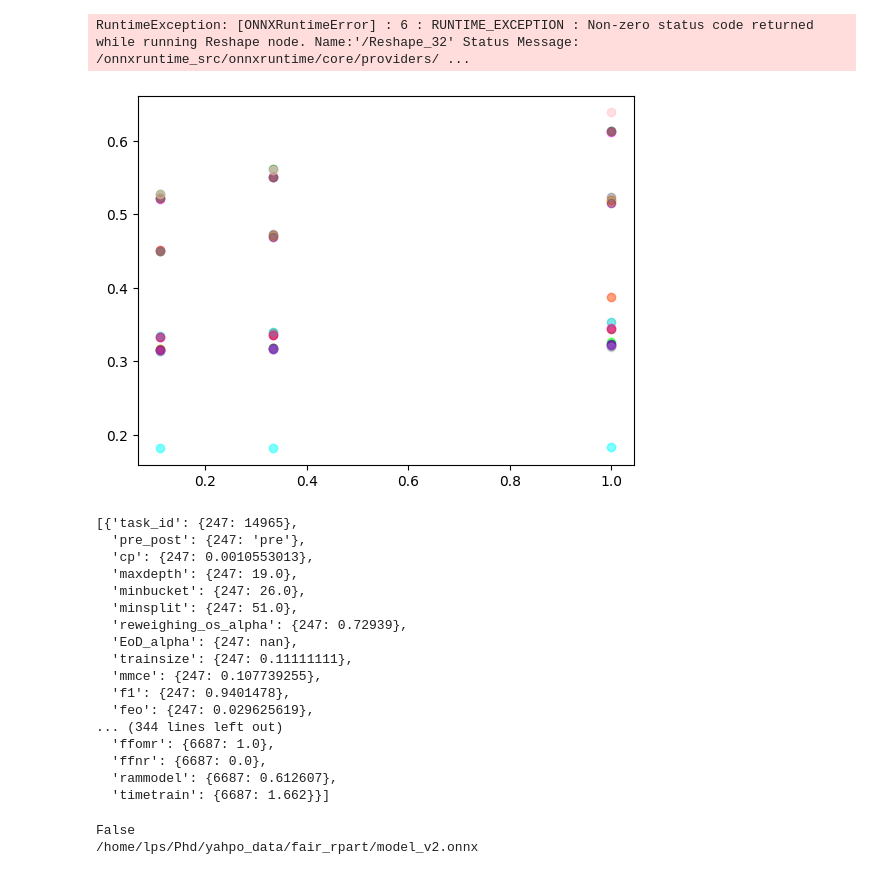
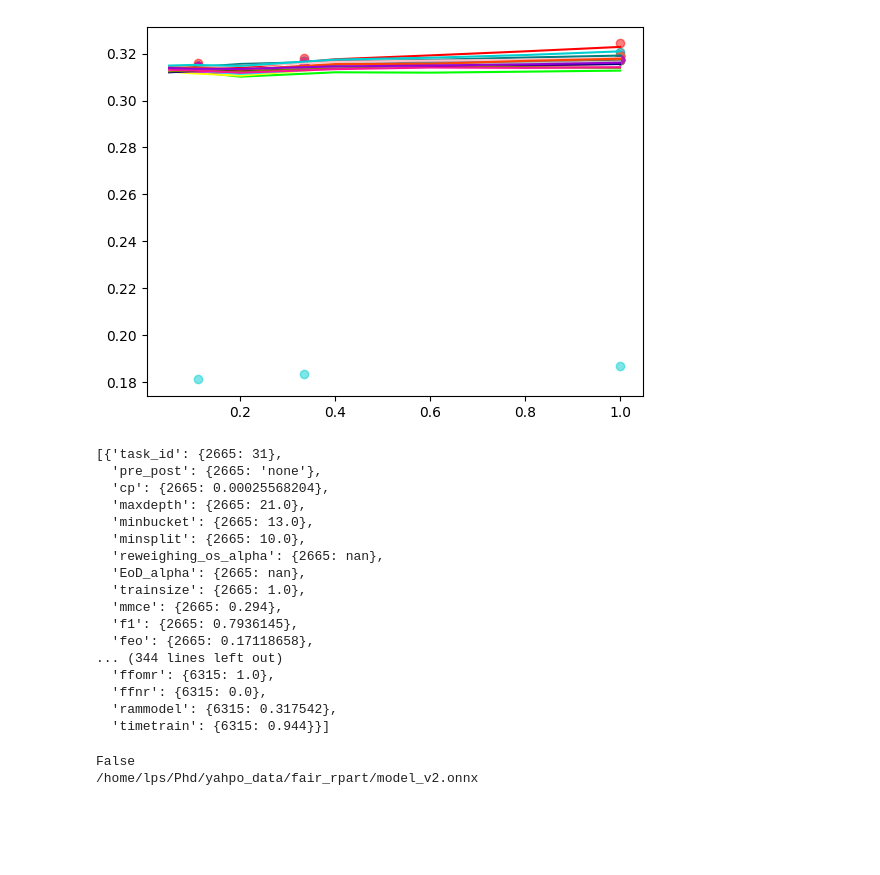
Before and after one commit to slds-lmu/yahpo_gym, a Jupyter notebook: yahpo_train/notebooks/learning_curves.ipynb, the cells around one changed output. Drawn from its saved outputs; the diff is of its cells as text; code cells hidden in the pictures; blank space fills up the shorter version.

```diff
--- a/yahpo_train/notebooks/learning_curves.ipynb
+++ b/yahpo_train/notebooks/learning_curves.ipynb
@@ -12,7 +12,7 @@ bench.set_session()
 # %%
 df = pd.read_csv(bench.config.get_path("test_dataset"))
 # %%
-def plot_true_lc(ccs, target):
+def plot_true_lc(ccs, target, dat):
     colors = ["#FF0000", "#00FF00", "#0000FF", "#FFFF00", "#FF00FF",
               "#00FFFF", "#FFA500", "#800080", "#008000", "#000080",
               "#800000", "#008080", "#808000", "#808080", "#C0C0C0",
@@ -23,7 +23,7 @@ def plot_true_lc(ccs, target):
         x = {k:list(cc[k].values())[0] for k in bench.config_space.get_hyperparameter_names()}
         config = pd.DataFrame(data = x, index = [0])
         config.drop(fidelity_params, axis = 1, inplace=True)
-        pdf = df.merge(config, on=list(config.columns.values))
+        pdf = dat.merge(config, on=list(config.columns.values))
         pdf = pdf.sort_values(bench.config.fidelity_params[0])
         plt.plot(pdf[bench.config.fidelity_params[0]], pdf[target],
                  color = colors[i], marker = "o", linestyle="None", alpha=0.5)
@@ -62,11 +62,12 @@ def plot_lc(ccs, target, fidelity_sequence):
         plt.plot(fidelity_sequence, res, color = colors[i])
 # %%
 # Draw a sample configuration
-ccs = [df.sample(1).to_dict() for i in range(20)]
+tmp = df[df["task_id"] == 31]
+ccs = [tmp.sample(1).to_dict() for i in range(20)]
 target = "rammodel"
 #target = "model_parameters"
 fidelity_sequence = [0.05, 0.10, 0.2, 0.4, 0.6, 0.8, 1.00]
 #fidelity_sequence = range(1, 51)
-plot_true_lc(ccs, target=target)
+plot_true_lc(ccs, target=target, dat=tmp)
 plot_lc(ccs, target=target, fidelity_sequence=fidelity_sequence)
 # %% [output]
@@ -74,25 +74,24 @@ plot_lc(ccs, target=target, fidelity_sequence=fidelity_sequence)
-RuntimeException: [ONNXRuntimeError] : 6 : RUNTIME_EXCEPTION : Non-zero status code returned while running Reshape node. Name:'/Reshape_32' Status Message: /onnxruntime_src/onnxruntime/core/providers/ ...
-[figure, old version]
+[figure, new version]
 # %%
 ccs
 # %% [output]
-[{'task_id': {247: 14965},
-  'pre_post': {247: 'pre'},
-  'cp': {247: 0.0010553013},
-  'maxdepth': {247: 19.0},
-  'minbucket': {247: 26.0},
-  'minsplit': {247: 51.0},
-  'reweighing_os_alpha': {247: 0.72939},
-  'EoD_alpha': {247: nan},
-  'trainsize': {247: 0.11111111},
-  'mmce': {247: 0.107739255},
-  'f1': {247: 0.9401478},
-  'feo': {247: 0.029625619},
+[{'task_id': {2665: 31},
+  'pre_post': {2665: 'none'},
+  'cp': {2665: 0.00025568204},
+  'maxdepth': {2665: 21.0},
+  'minbucket': {2665: 13.0},
+  'minsplit': {2665: 10.0},
+  'reweighing_os_alpha': {2665: nan},
+  'EoD_alpha': {2665: nan},
+  'trainsize': {2665: 1.0},
+  'mmce': {2665: 0.294},
+  'f1': {2665: 0.7936145},
+  'feo': {2665: 0.17118658},
 ... (344 lines left out)
-  'ffomr': {6687: 1.0},
-  'ffnr': {6687: 0.0},
-  'rammodel': {6687: 0.612607},
-  'timetrain': {6687: 1.662}}]
+  'ffomr': {6315: 1.0},
+  'ffnr': {6315: 0.0},
+  'rammodel': {6315: 0.317542},
+  'timetrain': {6315: 0.944}}]
 # %%
 bench = BenchmarkSet("fair_rpart", active_session=False, check=False, noisy=False)
 bench.config.config["model"] = "model_v2.onnx"
```
Also changed, not shown: parts of 3 cells of this notebook, 2 other files.
